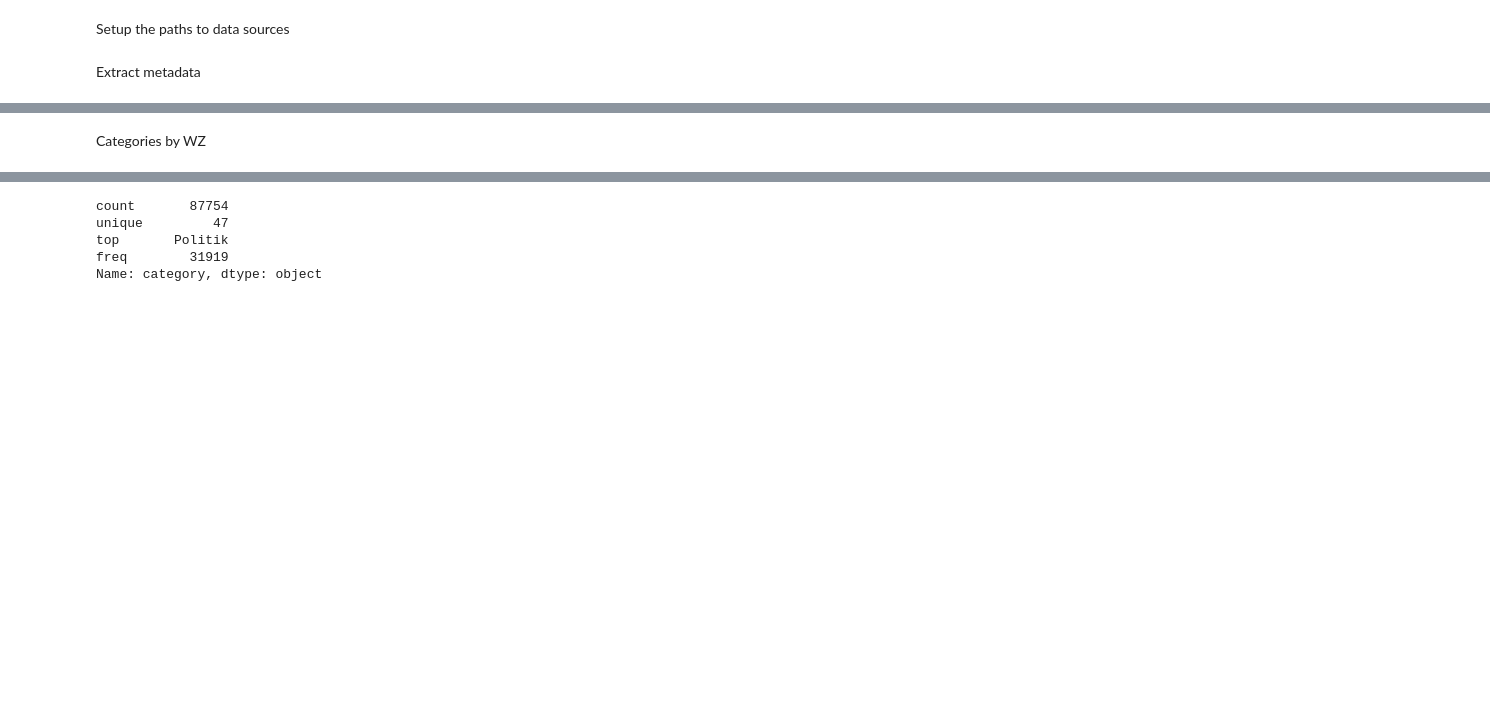
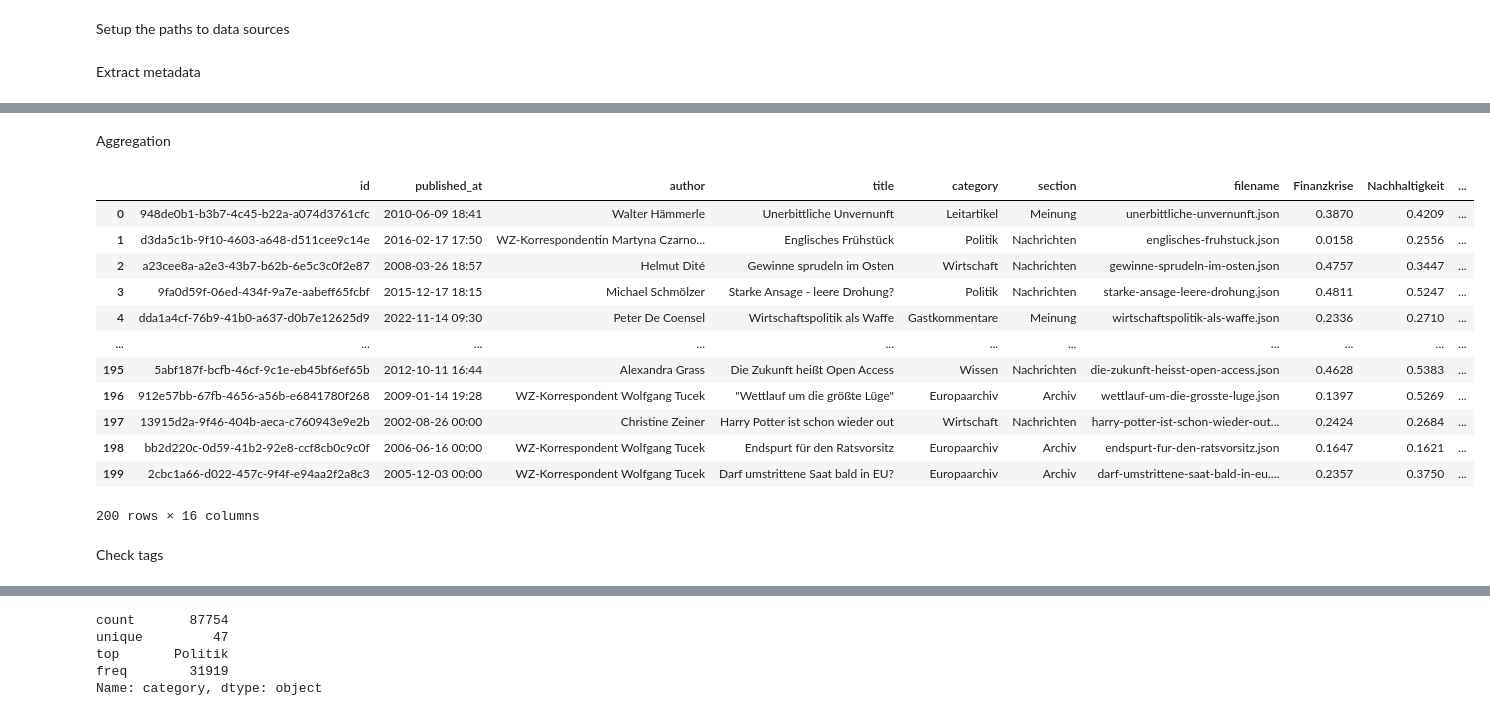
Before and after one commit to AIImpactMission/hackathon_mar_2025, a Jupyter notebook: notebooks/metadata.ipynb, the cells around one changed output, grey strips where cells are left out. Cells and saved outputs as stored; diff of their text form; code cells hidden in the pictures; blank space fills up the shorter version.

Commit message:
add new metadata file

```diff
--- a/notebooks/metadata.ipynb
+++ b/notebooks/metadata.ipynb
@@ -39,13 +33,16 @@ random.shuffle(articles)
 #     article = json.load(file)
 
 article_ls = []
-for name in articles[:100]:
+for name in articles:  # FIXME
     with open(os.path.join(ARTICLES_CLEAN_DIR, name), "r", encoding="utf-8") as file:
         article = json.load(file)
-
+    article.update({"filename": name})
     article_ls.append(article)
 
 article_df = pd.DataFrame(article_ls)
+# %%
+# add word count
+article_df.loc[:, "word_count"] = article_df["text"].apply(lambda x: len(x.split()))
 # %%
 article_df
 # %% [output]
@@ -217,2 +207,47 @@ if failed_batches:
-# %% [markdown]
-Categories by WZ
+# %% [markdown]
+Aggregation
+# %%
+import json
+import glob
+
+# Define the folder path and search pattern
+folder_path = "../data/batch_results/*.json"
+
+# Initialize an empty dictionary to hold aggregated data
+aggregated_data = {}
+
+# Iterate through all JSON files in the folder
+for file in glob.glob(folder_path):  # FIXME
+    with open(file, "r", encoding="utf-8") as f:
+        batch = json.load(f)
+        # Each JSON file contains a dictionary with one key, whose value is the sub-dictionary
+        # We merge these into our aggregated_data dictionary
+        aggregated_data.update(batch)
+
+# Create a DataFrame using the keys as the index
+df = pd.DataFrame.from_dict(aggregated_data, orient="index")
+
+# Round the DataFrame values to reduce precision (e.g., 3 decimal places)
+df = df.round(4)
+# %%
+# Merge metadata
+article_metadata = article_df.drop("text", axis=1)
+metadata_df = article_metadata.merge(df, left_on="filename", right_index=True, how="left")
+# %%
+metadata_df
+# %% [output]
+|  | id | published_at | author | title | category | section | filename | Finanzkrise | Nachhaltigkeit | ... |
+| 0 | 948de0b1-b3b7-4c45-b22a-a074d3761cfc | 2010-06-09 18:41 | Walter Hämmerle | Unerbittliche Unvernunft | Leitartikel | Meinung | unerbittliche-unvernunft.json | 0.3870 | 0.4209 | ... |
+| 1 | d3da5c1b-9f10-4603-a648-d511cee9c14e | 2016-02-17 17:50 | WZ-Korrespondentin Martyna Czarno... | Englisches Frühstück | Politik | Nachrichten | englisches-fruhstuck.json | 0.0158 | 0.2556 | ... |
+| 2 | a23cee8a-a2e3-43b7-b62b-6e5c3c0f2e87 | 2008-03-26 18:57 | Helmut Dité | Gewinne sprudeln im Osten | Wirtschaft | Nachrichten | gewinne-sprudeln-im-osten.json | 0.4757 | 0.3447 | ... |
+| 3 | 9fa0d59f-06ed-434f-9a7e-aabeff65fcbf | 2015-12-17 18:15 | Michael Schmölzer | Starke Ansage - leere Drohung? | Politik | Nachrichten | starke-ansage-leere-drohung.json | 0.4811 | 0.5247 | ... |
+| 4 | dda1a4cf-76b9-41b0-a637-d0b7e12625d9 | 2022-11-14 09:30 | Peter De Coensel | Wirtschaftspolitik als Waffe | Gastkommentare | Meinung | wirtschaftspolitik-als-waffe.json | 0.2336 | 0.2710 | ... |
+| ... | ... | ... | ... | ... | ... | ... | ... | ... | ... | ... |
+| 195 | 5abf187f-bcfb-46cf-9c1e-eb45bf6ef65b | 2012-10-11 16:44 | Alexandra Grass | Die Zukunft heißt Open Access | Wissen | Nachrichten | die-zukunft-heisst-open-access.json | 0.4628 | 0.5383 | ... |
+| 196 | 912e57bb-67fb-4656-a56b-e6841780f268 | 2009-01-14 19:28 | WZ-Korrespondent Wolfgang Tucek | "Wettlauf um die größte Lüge" | Europaarchiv | Archiv | wettlauf-um-die-grosste-luge.json | 0.1397 | 0.5269 | ... |
+| 197 | 13915d2a-9f46-404b-aeca-c760943e9e2b | 2002-08-26 00:00 | Christine Zeiner | Harry Potter ist schon wieder out | Wirtschaft | Nachrichten | harry-potter-ist-schon-wieder-out... | 0.2424 | 0.2684 | ... |
+| 198 | bb2d220c-0d59-41b2-92e8-ccf8cb0c9c0f | 2006-06-16 00:00 | WZ-Korrespondent Wolfgang Tucek | Endspurt für den Ratsvorsitz | Europaarchiv | Archiv | endspurt-fur-den-ratsvorsitz.json | 0.1647 | 0.1621 | ... |
+| 199 | 2cbc1a66-d022-457c-9f4f-e94aa2f2a8c3 | 2005-12-03 00:00 | WZ-Korrespondent Wolfgang Tucek | Darf umstrittene Saat bald in EU? | Europaarchiv | Archiv | darf-umstrittene-saat-bald-in-eu.... | 0.2357 | 0.3750 | ... |
+200 rows × 16 columns
+# %% [markdown]
+Check tags
```
Also changed, not shown: parts of 22 cells of this notebook.
